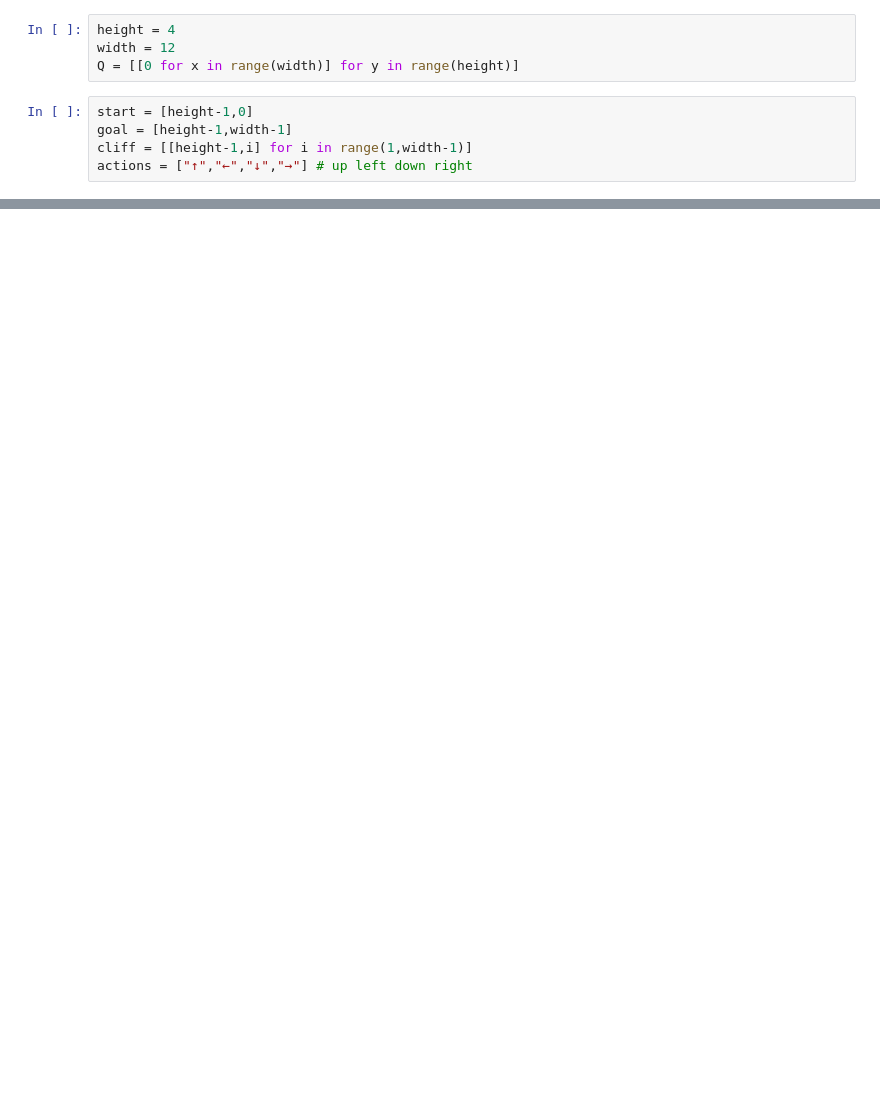
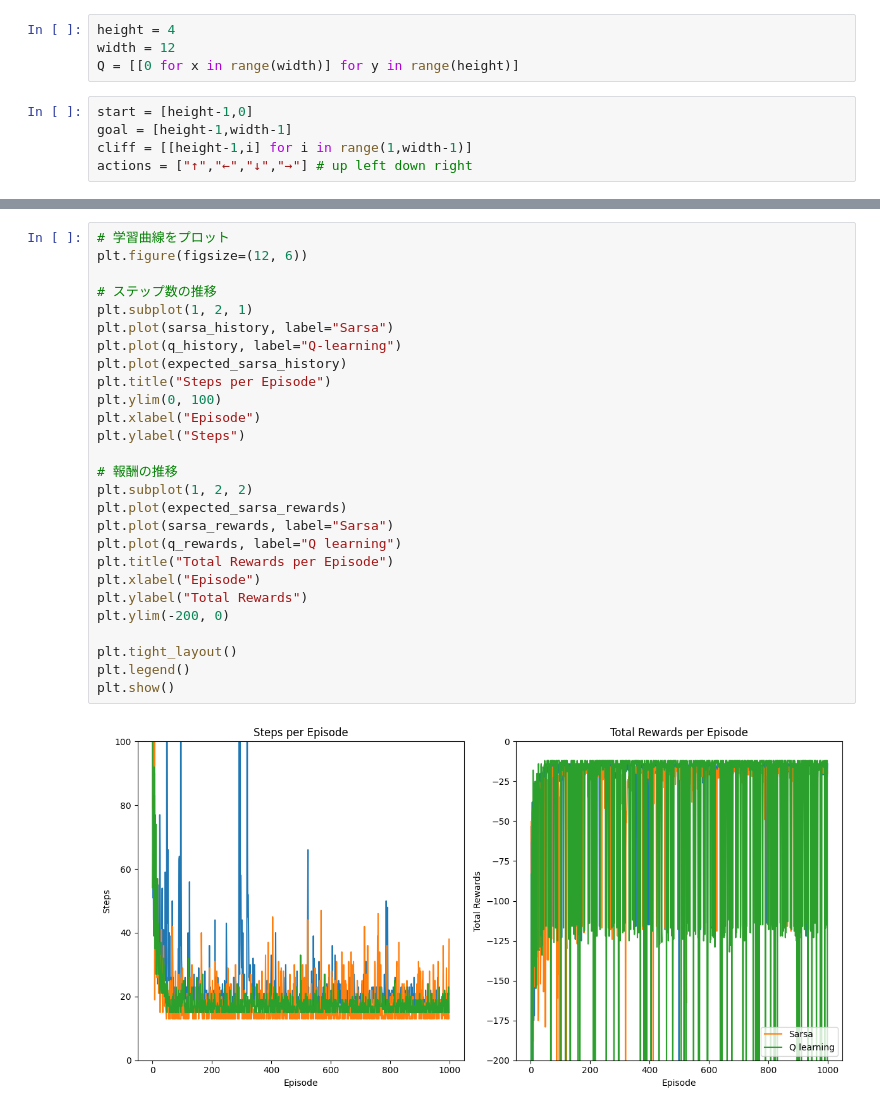
Before and after one commit to niikun/reinforce_learning, a Jupyter notebook: chapter06/windy_q.ipynb, the cells around one changed output, grey strips where cells are left out. Cells and saved outputs as stored; diff of their text form; blank space fills up the shorter version.

```diff
--- a/chapter06/windy_q.ipynb
+++ b/chapter06/windy_q.ipynb
@@ -258,0 +489,29 @@ plt.show()
+# %%
+# 学習曲線をプロット
+plt.figure(figsize=(12, 6))
+
+# ステップ数の推移
+plt.subplot(1, 2, 1)
+plt.plot(sarsa_history, label="Sarsa")
+plt.plot(q_history, label="Q-learning")
+plt.plot(expected_sarsa_history)
+plt.title("Steps per Episode")
+plt.ylim(0, 100)
+plt.xlabel("Episode")
+plt.ylabel("Steps")
+
+# 報酬の推移
+plt.subplot(1, 2, 2)
+plt.plot(expected_sarsa_rewards)
+plt.plot(sarsa_rewards, label="Sarsa")
+plt.plot(q_rewards, label="Q learning")
+plt.title("Total Rewards per Episode")
+plt.xlabel("Episode")
+plt.ylabel("Total Rewards")
+plt.ylim(-200, 0)
+
+plt.tight_layout()
+plt.legend()
+plt.show()
+# %% [output]
+[figure, added]
```
Also changed, not shown: parts of 13 cells of this notebook.
